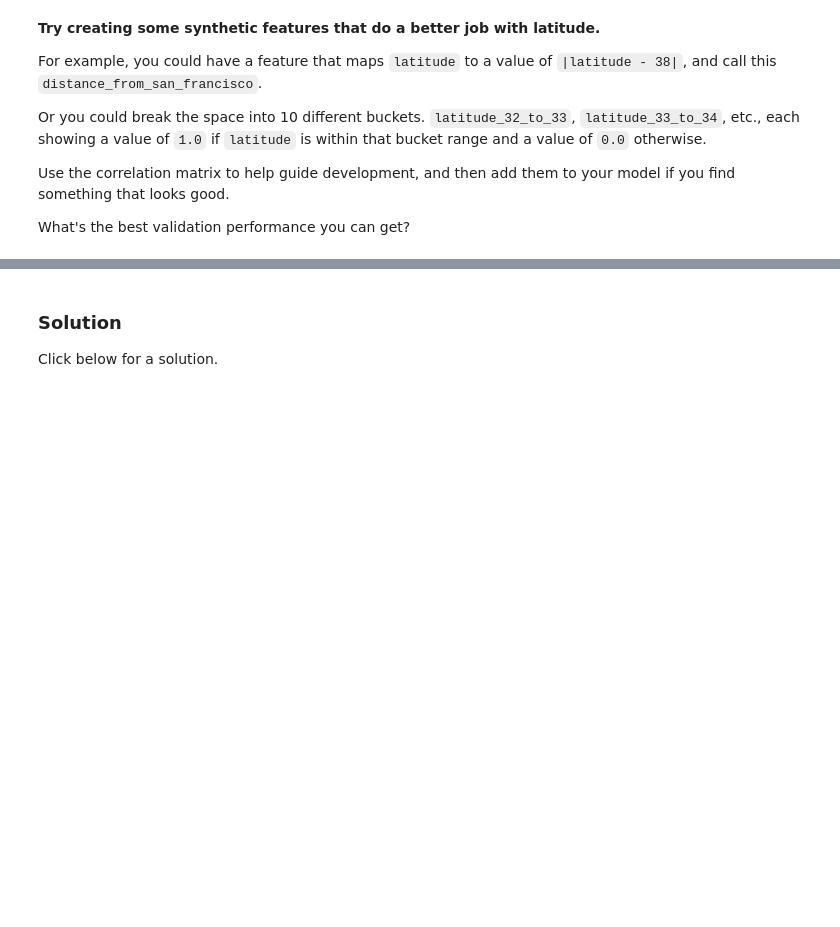
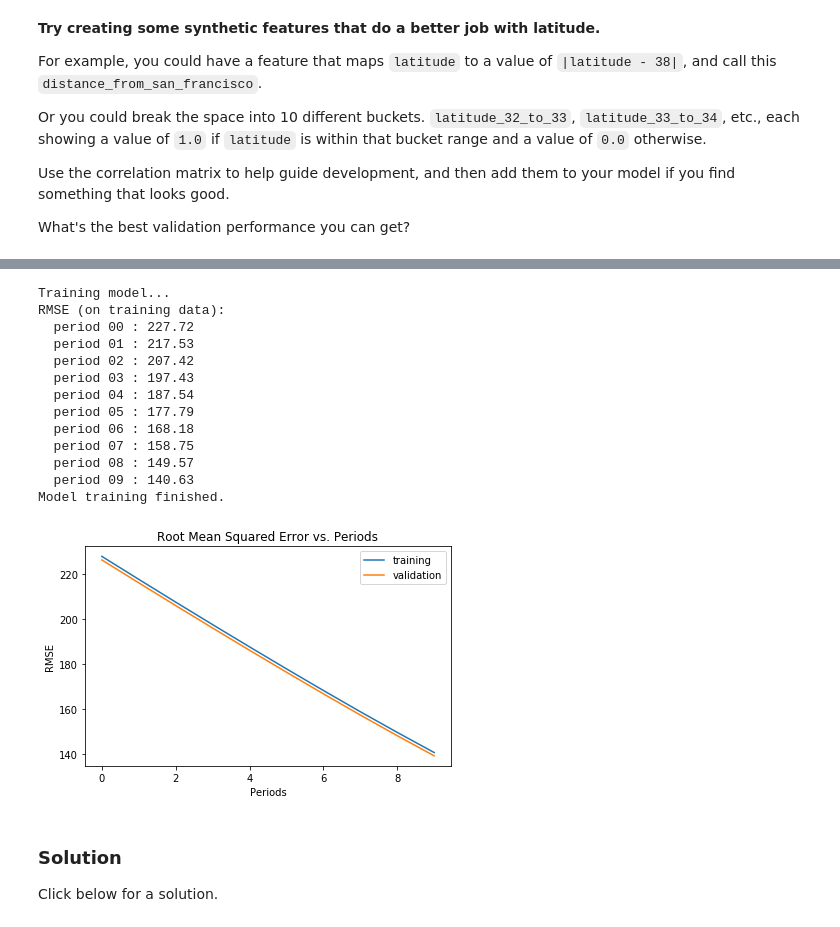
Before and after one commit to FeniXVRN/google-ml-crach-course, a Jupyter notebook: feature_sets.ipynb, the cells around one changed output, grey strips where cells are left out. Drawn from its saved outputs; the diff is of its cells as text; code cells hidden in the pictures; blank space fills up the shorter version.

```diff
--- a/feature_sets.ipynb
+++ b/feature_sets.ipynb
@@ -342,3 +438,37 @@ What's the best validation performance you can get?
+# %%
+def bin_latitude(latitude_series):
+    latitude_bins = pd.DataFrame()
+    for i, r in enumerate(list(zip(range(32, 42), range(33, 43)))):
+        latitude_bins["latitude_%d_to_%d" % r] = latitude_series.apply(
+            lambda l: True if (l >= r[0] and l <= r[1]) else False)
+    return latitude_bins
+# %%
+selected_training_examples = pd.concat([training_examples["median_income"], bin_latitude(training_examples["latitude"])], axis=1, sort=False)
+selected_validation_examples = pd.concat([validation_examples["median_income"], bin_latitude(validation_examples["latitude"])], axis=1, sort=False)
+# %%
+_ = train_model(
+    learning_rate=0.01,
+    steps=500,
+    batch_size=5,
+    training_examples=selected_training_examples,
+    training_targets=training_targets,
+    validation_examples=selected_validation_examples,
+    validation_targets=validation_targets)
+# %% [output]
+Training model...
+RMSE (on training data):
+  period 00 : 227.72
+  period 01 : 217.53
+  period 02 : 207.42
+  period 03 : 197.43
+  period 04 : 187.54
+  period 05 : 177.79
+  period 06 : 168.18
+  period 07 : 158.75
+  period 08 : 149.57
+  period 09 : 140.63
+Model training finished.
+[figure, added]
 # %% [markdown]
 ### Solution
 
```
Also changed, not shown: parts of 9 cells of this notebook.
